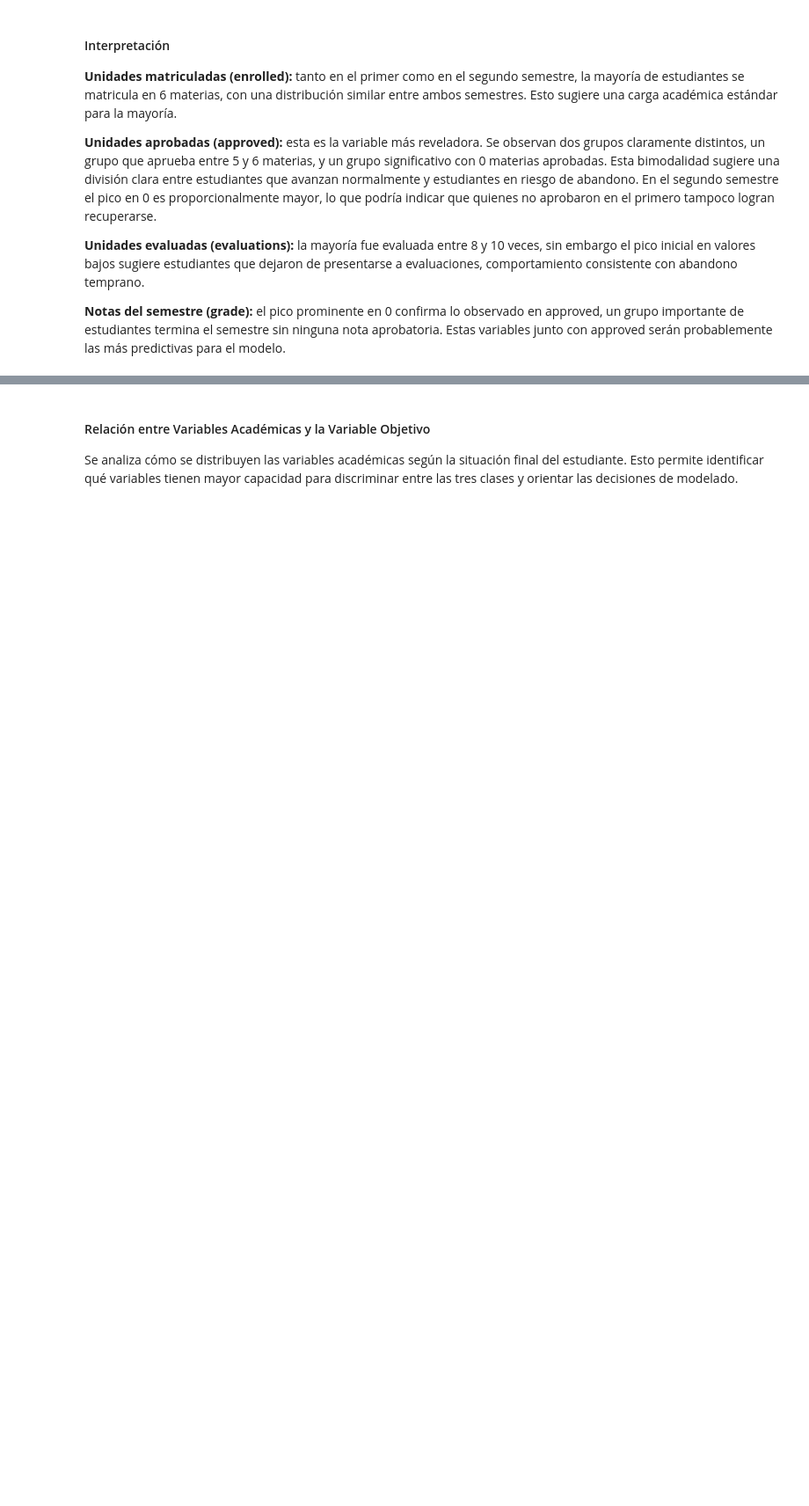
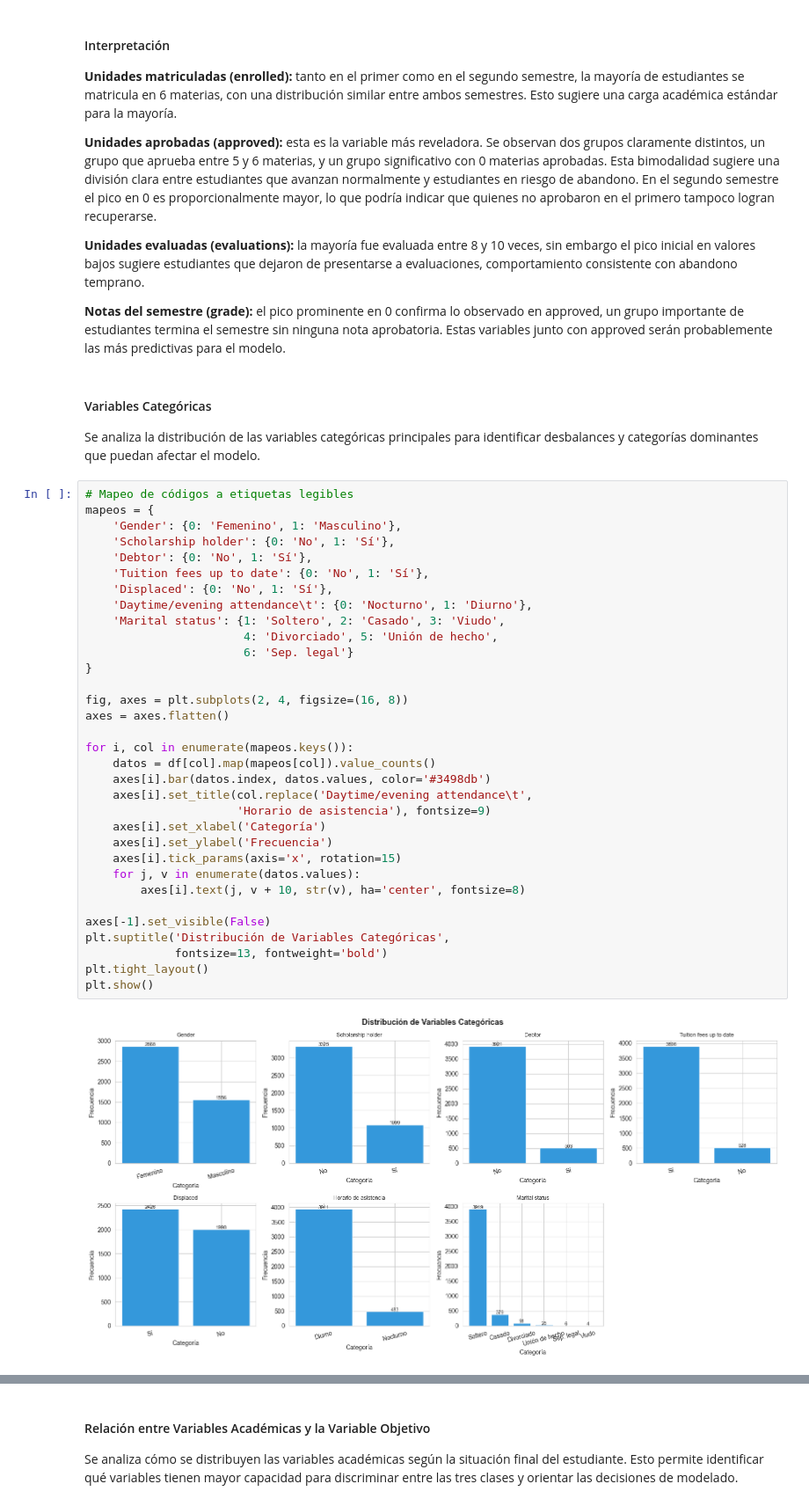
Before and after one commit to JordanOrtizMolina/StudentPerfomancePrediction, a Jupyter notebook: notebook/project.ipynb, the cells around one changed output, grey strips where cells are left out. Shown at 88% size. Drawn from its saved outputs; the diff is of its cells as text; blank space fills up the shorter version.

```diff
--- a/notebook/project.ipynb
+++ b/notebook/project.ipynb
@@ -379,3 +544,44 @@ consistente con abandono temprano.
 observado en approved, un grupo importante de estudiantes termina
 el semestre sin ninguna nota aprobatoria. Estas variables junto con
 approved serán probablemente las más predictivas para el modelo.
+# %% [markdown]
+#### Variables Categóricas
+
+Se analiza la distribución de las variables categóricas principales
+para identificar desbalances y categorías dominantes que puedan
+afectar el modelo.
+# %%
+# Mapeo de códigos a etiquetas legibles
+mapeos = {
+    'Gender': {0: 'Femenino', 1: 'Masculino'},
+    'Scholarship holder': {0: 'No', 1: 'Sí'},
+    'Debtor': {0: 'No', 1: 'Sí'},
+    'Tuition fees up to date': {0: 'No', 1: 'Sí'},
+    'Displaced': {0: 'No', 1: 'Sí'},
+    'Daytime/evening attendance\t': {0: 'Nocturno', 1: 'Diurno'},
+    'Marital status': {1: 'Soltero', 2: 'Casado', 3: 'Viudo',
+                       4: 'Divorciado', 5: 'Unión de hecho',
+                       6: 'Sep. legal'}
+}
+
+fig, axes = plt.subplots(2, 4, figsize=(16, 8))
+axes = axes.flatten()
+
+for i, col in enumerate(mapeos.keys()):
+    datos = df[col].map(mapeos[col]).value_counts()
+    axes[i].bar(datos.index, datos.values, color='#3498db')
+    axes[i].set_title(col.replace('Daytime/evening attendance\t',
+                      'Horario de asistencia'), fontsize=9)
+    axes[i].set_xlabel('Categoría')
+    axes[i].set_ylabel('Frecuencia')
+    axes[i].tick_params(axis='x', rotation=15)
+    for j, v in enumerate(datos.values):
+        axes[i].text(j, v + 10, str(v), ha='center', fontsize=8)
+
+axes[-1].set_visible(False)
+plt.suptitle('Distribución de Variables Categóricas',
+             fontsize=13, fontweight='bold')
+plt.tight_layout()
+plt.show()
+# %% [output]
+[figure, added]
```
Also changed, not shown: parts of 35 cells of this notebook.
